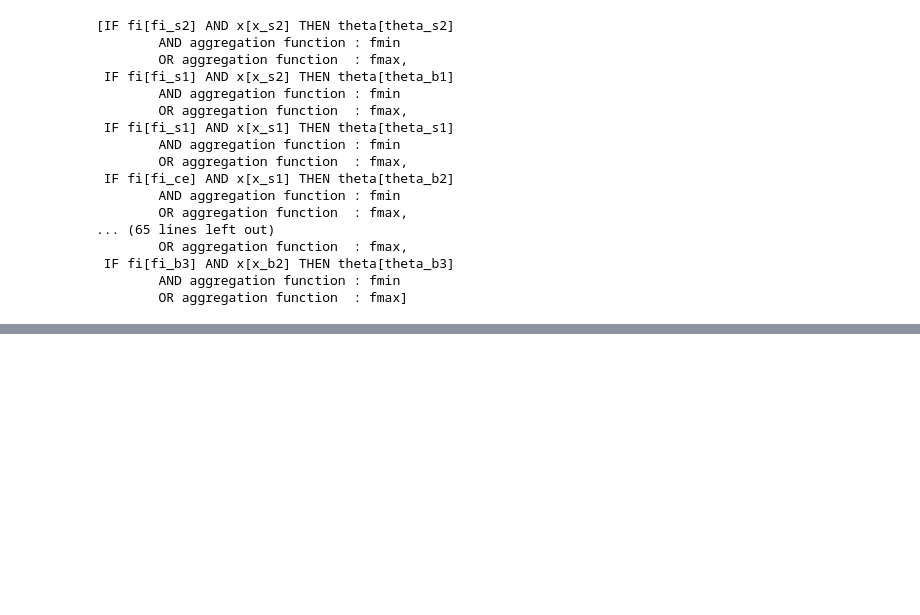
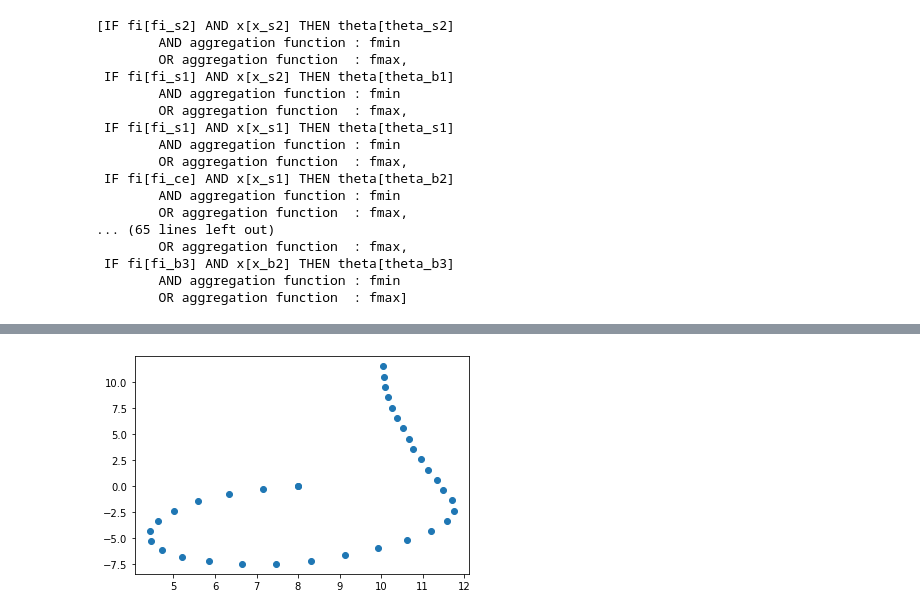
Before and after one commit to fatemehkarimi/computational-intelligence-homeworks, a Jupyter notebook: mamdani_truck.ipynb, the cells around one changed output, grey strips where cells are left out. Cells and saved outputs as stored; diff of their text form; code cells hidden in the pictures; blank space fills up the shorter version.

```diff
--- a/mamdani_truck.ipynb
+++ b/mamdani_truck.ipynb
@@ -584,0 +616,4 @@ rule 2 >>
+# %%
+calculate_test_data(x_test=8, fi_test=-180)
+# %% [output]
+[figure, added]
```
Also changed, not shown: parts of 6 cells of this notebook.
